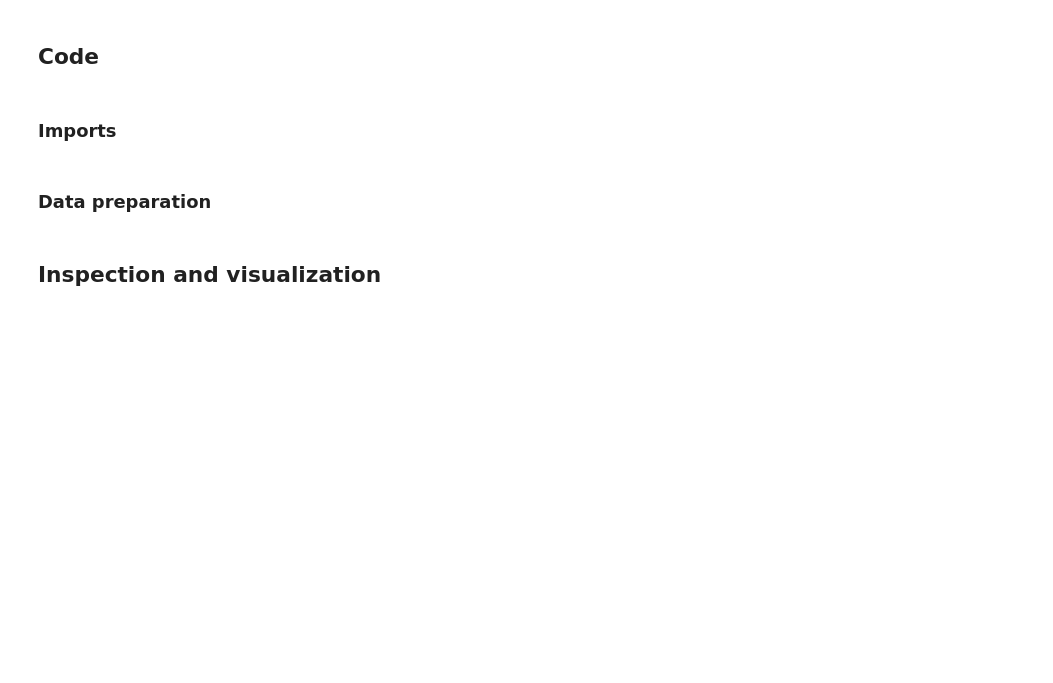
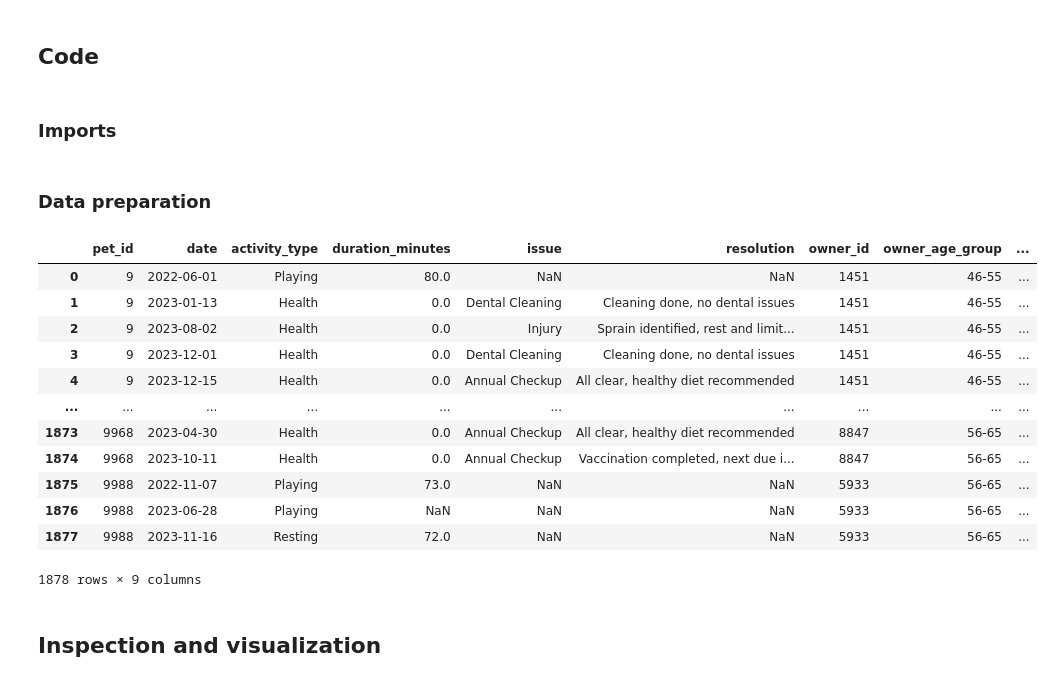
Before and after one commit to kozmik-moore/pet-software-developer-pipeline, a Jupyter notebook: code/notebook.ipynb, the cells around one changed output. Cells and saved outputs as stored; diff of their text form; code cells hidden in the pictures; blank space fills up the shorter version.

```diff
--- a/code/notebook.ipynb
+++ b/code/notebook.ipynb
@@ -65,6 +65,21 @@ from utilities.config import data, assets, code, products
 # %%
 filelist = [data.activities, data.health, data.users]
 cleaned = all_pet_data(*filelist, sort=True)
 cleaned.to_csv(data.path / 'cleaned.csv', index=False)
+display(cleaned)
+# %% [output]
+|  | pet_id | date | activity_type | duration_minutes | issue | resolution | owner_id | owner_age_group | ... |
+| 0 | 9 | 2022-06-01 | Playing | 80.0 | NaN | NaN | 1451 | 46-55 | ... |
+| 1 | 9 | 2023-01-13 | Health | 0.0 | Dental Cleaning | Cleaning done, no dental issues | 1451 | 46-55 | ... |
+| 2 | 9 | 2023-08-02 | Health | 0.0 | Injury | Sprain identified, rest and limit... | 1451 | 46-55 | ... |
+| 3 | 9 | 2023-12-01 | Health | 0.0 | Dental Cleaning | Cleaning done, no dental issues | 1451 | 46-55 | ... |
+| 4 | 9 | 2023-12-15 | Health | 0.0 | Annual Checkup | All clear, healthy diet recommended | 1451 | 46-55 | ... |
+| ... | ... | ... | ... | ... | ... | ... | ... | ... | ... |
+| 1873 | 9968 | 2023-04-30 | Health | 0.0 | Annual Checkup | All clear, healthy diet recommended | 8847 | 56-65 | ... |
+| 1874 | 9968 | 2023-10-11 | Health | 0.0 | Annual Checkup | Vaccination completed, next due i... | 8847 | 56-65 | ... |
+| 1875 | 9988 | 2022-11-07 | Playing | 73.0 | NaN | NaN | 5933 | 56-65 | ... |
+| 1876 | 9988 | 2023-06-28 | Playing | NaN | NaN | NaN | 5933 | 56-65 | ... |
+| 1877 | 9988 | 2023-11-16 | Resting | 72.0 | NaN | NaN | 5933 | 56-65 | ... |
+1878 rows × 9 columns
 # %% [markdown]
 ## Inspection and visualization
```
Also changed, not shown: parts of 3 cells of this notebook.
